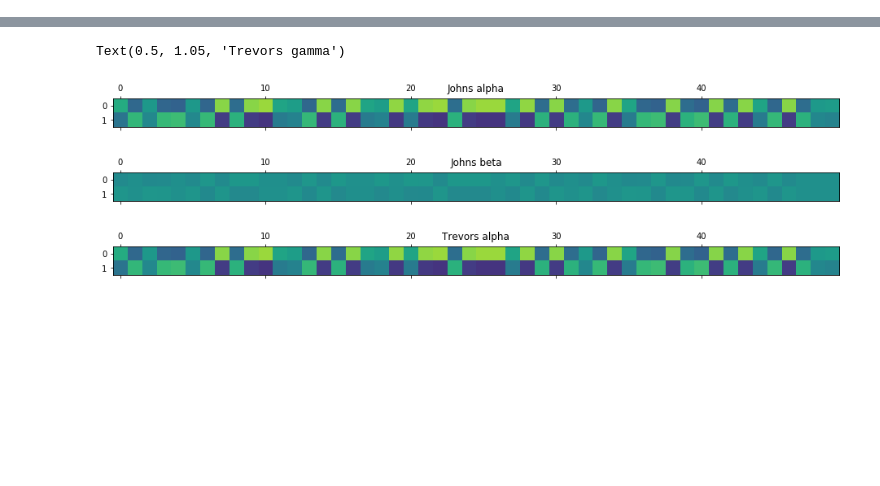
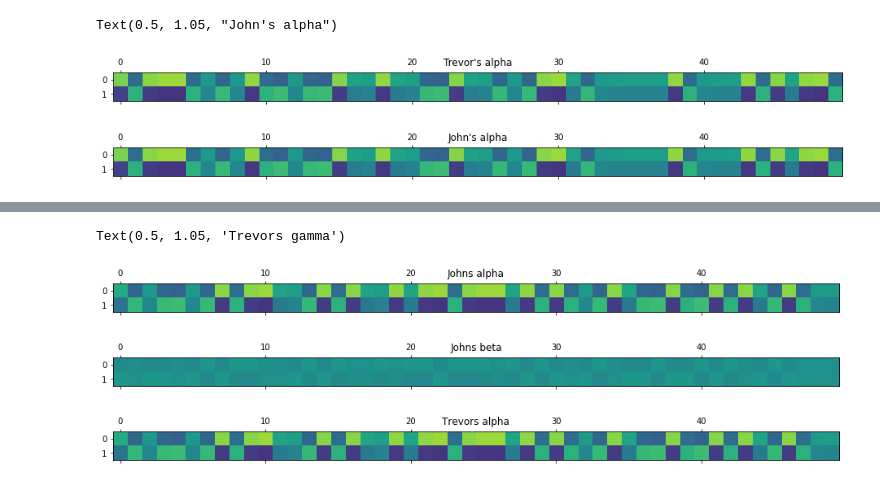
Before and after one commit to Trevorules/Year-0, a Jupyter notebook: EM-FB.ipynb, the cells around one changed output, grey strips where cells are left out. Drawn from its saved outputs; the diff is of its cells as text; code cells hidden in the pictures; blank space fills up the shorter version.

```diff
--- a/EM-FB.ipynb
+++ b/EM-FB.ipynb
@@ -211,0 +246,12 @@ def EM(A_guess,B_guess,O,iterate,pi):
+# %%
+forwardprob, alpha, logZ = forward(O, A, B, pi)
+# %%
+plt.matshow(alpha, vmin=0, vmax=1)
+plt.title("Trevor's alpha")
+
+plt.matshow(jv['alpha'].T, vmin=0, vmax=1)
+plt.title("John's alpha")
+# %% [output]
+Text(0.5, 1.05, "John's alpha")
+[figure, added]
+[figure, added]
```
Also changed, not shown: parts of 23 cells of this notebook.
